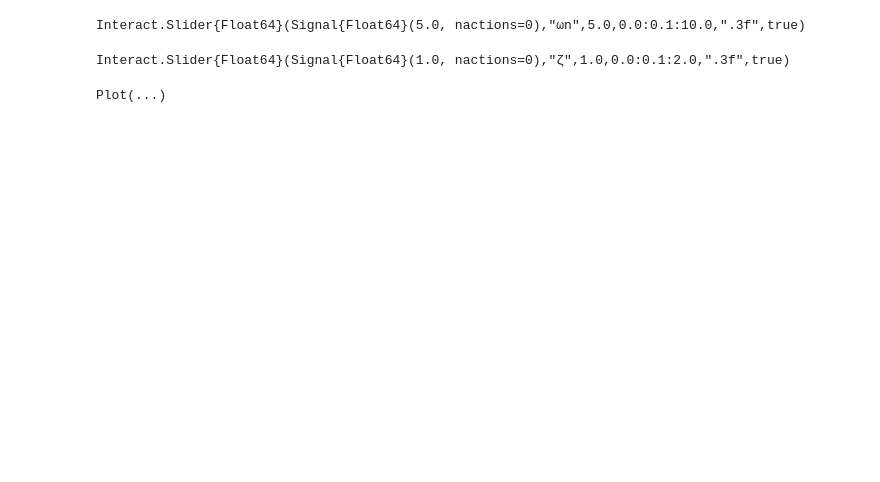
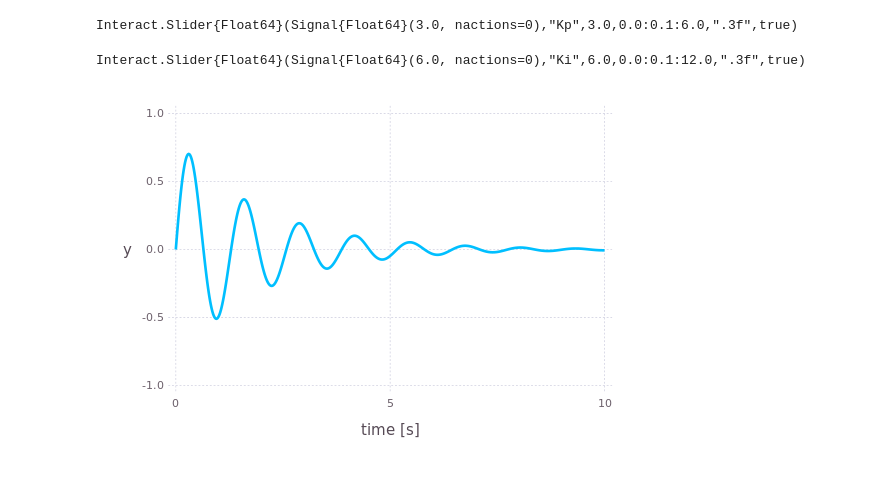
Before and after one commit to alfkjartan/ingenieria-de-control, a Jupyter notebook: notebooks/PI-control-of-tank.ipynb, the cells around one changed output. Drawn from its saved outputs; the diff is of its cells as text; code cells hidden in the pictures; blank space fills up the shorter version.

```diff
--- a/notebooks/Second-order-system-step-response.ipynb
+++ b/notebooks/PI-control-of-tank.ipynb
@@ -32,19 +11,17 @@ before the new definition.
 # %%
-G = tf([1.], [1, 1.]);
-
 N = 600; # Number of samples
 
 t = collect(linspace(0, 10, N)); # 60 values per second
 
 # The input step
-u = ones(N);
+v = ones(N);
 
-@manipulate for ωn in 0:0.1:10, ζ in 0:0.1:2
-    G = minreal(tf([ωn^2], [1.0, 2*ζ*ωn, ωn^2]));
-    yr, t_out, x = lsim(G, u, t);
-    stp = plot(x=t, y=yr, Geom.line, Guide.xlabel("time [s]"), Guide.ylabel("y"))
+@manipulate for Kp in 0:0.1:6, Ki in 0:0.1:12
+    S = 4*tf([1.0, 2.0, 0], [1.0, 3.0, 2+8Kp, 8Ki]);
+    yr, t_out, x = lsim(S, v, t);
+    stp = plot(x=t, y=yr, Geom.line, Guide.xlabel("time [s]"), Guide.ylabel("y"), Theme(line_width=2pt))
 end
 # %% [output]
-Interact.Slider{Float64}(Signal{Float64}(5.0, nactions=0),"ωn",5.0,0.0:0.1:10.0,".3f",true)
+Interact.Slider{Float64}(Signal{Float64}(3.0, nactions=0),"Kp",3.0,0.0:0.1:6.0,".3f",true)
-Interact.Slider{Float64}(Signal{Float64}(1.0, nactions=0),"ζ",1.0,0.0:0.1:2.0,".3f",true)
+Interact.Slider{Float64}(Signal{Float64}(6.0, nactions=0),"Ki",6.0,0.0:0.1:12.0,".3f",true)
-Plot(...)
+[figure, added]
```
Also changed, not shown: parts of 3 cells of this notebook, 5 other files.
